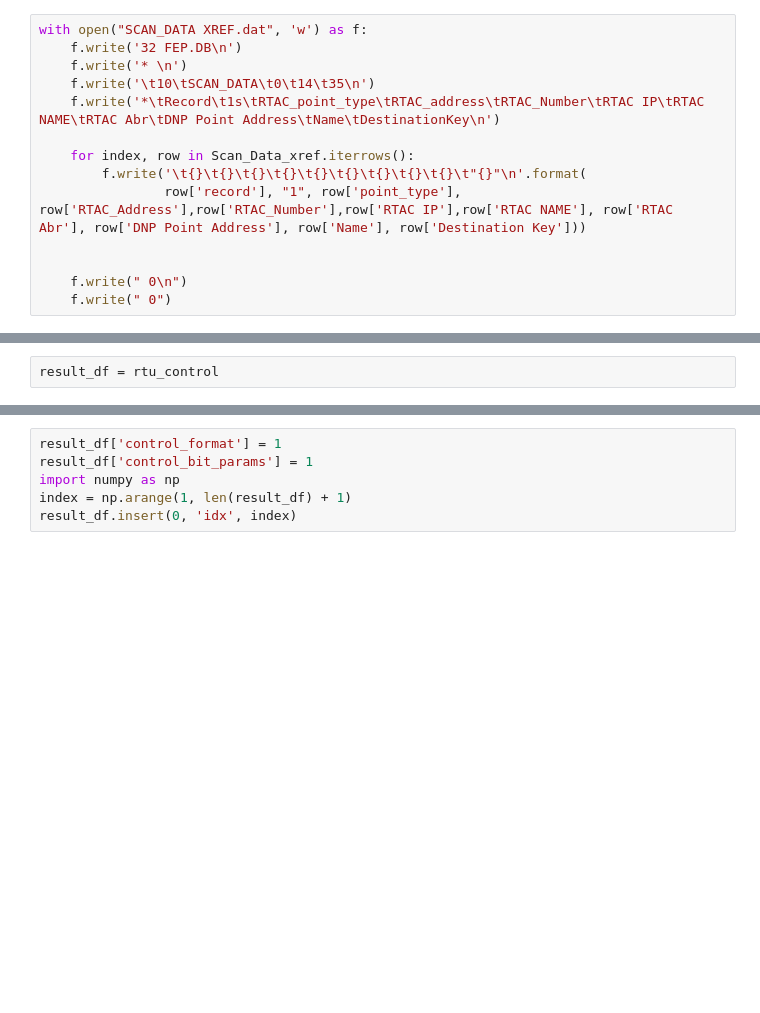
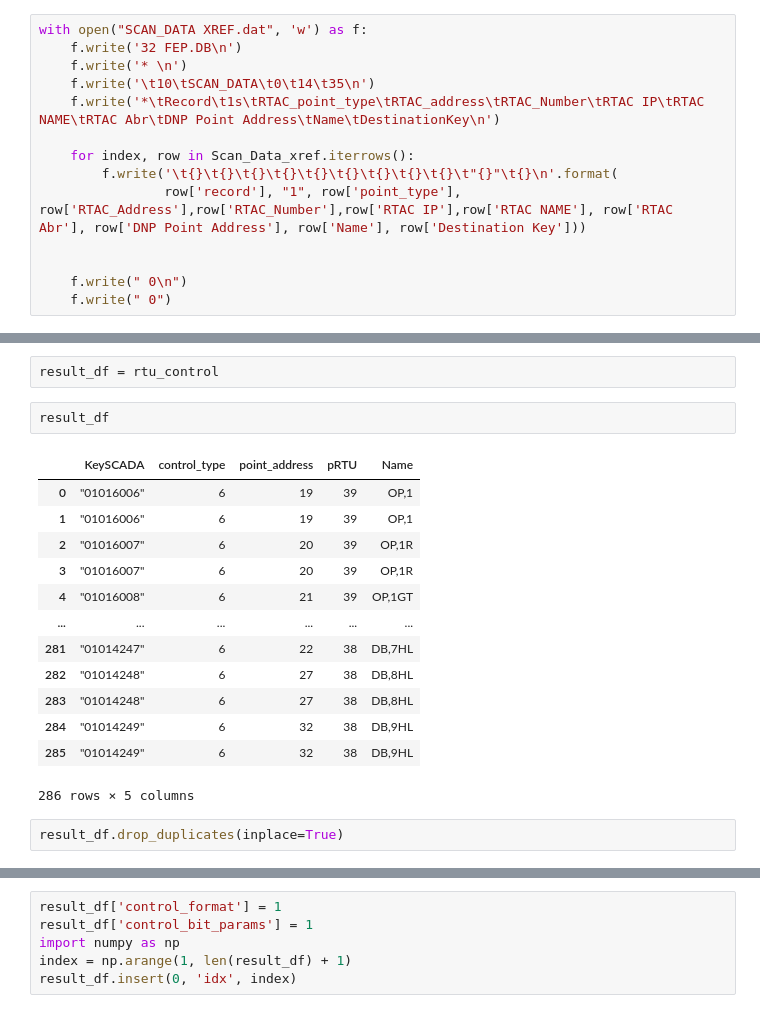
Before and after one commit to arielgv/Scada_Fep, a Jupyter notebook: SCADA_FEP/FEP/main.ipynb, the cells around one changed output, grey strips where cells are left out. Saved outputs shown, nothing was run; the diff lists cells and outputs as text; blank space fills up the shorter version.

```diff
--- a/SCADA_FEP/FEP/main.ipynb
+++ b/SCADA_FEP/FEP/main.ipynb
@@ -811,7 +811,7 @@ with open("SCAN_DATA XREF.dat", 'w') as f:
     f.write('*\tRecord\t1s\tRTAC_point_type\tRTAC_address\tRTAC_Number\tRTAC IP\tRTAC NAME\tRTAC Abr\tDNP Point Address\tName\tDestinationKey\n')
 
     for index, row in Scan_Data_xref.iterrows():
-        f.write('\t{}\t{}\t{}\t{}\t{}\t{}\t{}\t{}\t{}\t"{}"\n'.format(
+        f.write('\t{}\t{}\t{}\t{}\t{}\t{}\t{}\t{}\t{}\t"{}"\t{}\n'.format(
                 row['record'], "1", row['point_type'], row['RTAC_Address'],row['RTAC_Number'],row['RTAC IP'],row['RTAC NAME'], row['RTAC Abr'], row['DNP Point Address'], row['Name'], row['Destination Key']))
 
 
@@ -1095,3 +1097,21 @@ result_df.insert(0, 'idx', index)
 print(result_df) """
 # %%
 result_df = rtu_control
+# %%
+result_df
+# %% [output]
+|  | KeySCADA | control_type | point_address | pRTU | Name |
+| 0 | "01016006" | 6 | 19 | 39 | OP,1 |
+| 1 | "01016006" | 6 | 19 | 39 | OP,1 |
+| 2 | "01016007" | 6 | 20 | 39 | OP,1R |
+| 3 | "01016007" | 6 | 20 | 39 | OP,1R |
+| 4 | "01016008" | 6 | 21 | 39 | OP,1GT |
+| ... | ... | ... | ... | ... | ... |
+| 281 | "01014247" | 6 | 22 | 38 | DB,7HL |
+| 282 | "01014248" | 6 | 27 | 38 | DB,8HL |
+| 283 | "01014248" | 6 | 27 | 38 | DB,8HL |
+| 284 | "01014249" | 6 | 32 | 38 | DB,9HL |
+| 285 | "01014249" | 6 | 32 | 38 | DB,9HL |
+286 rows × 5 columns
+# %%
+result_df.drop_duplicates(inplace=True)
```
Also changed, not shown: parts of 5 cells of this notebook, 3 other files.
